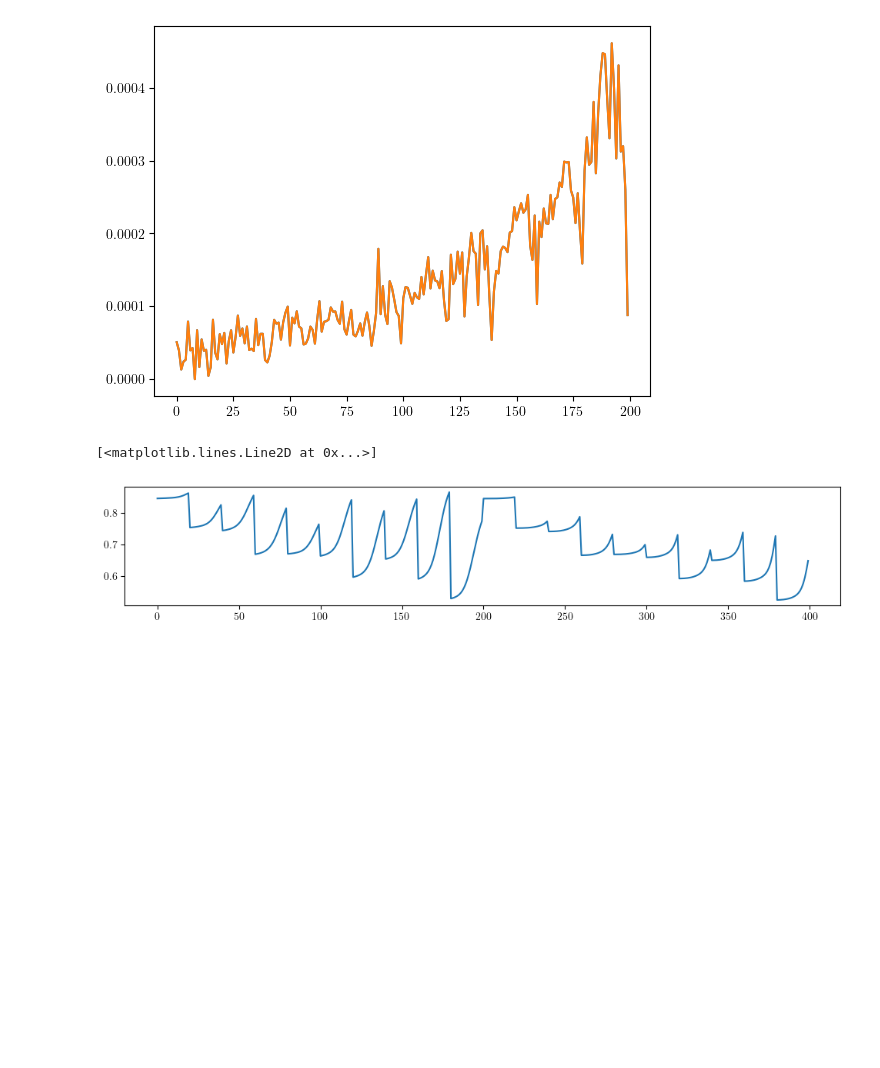
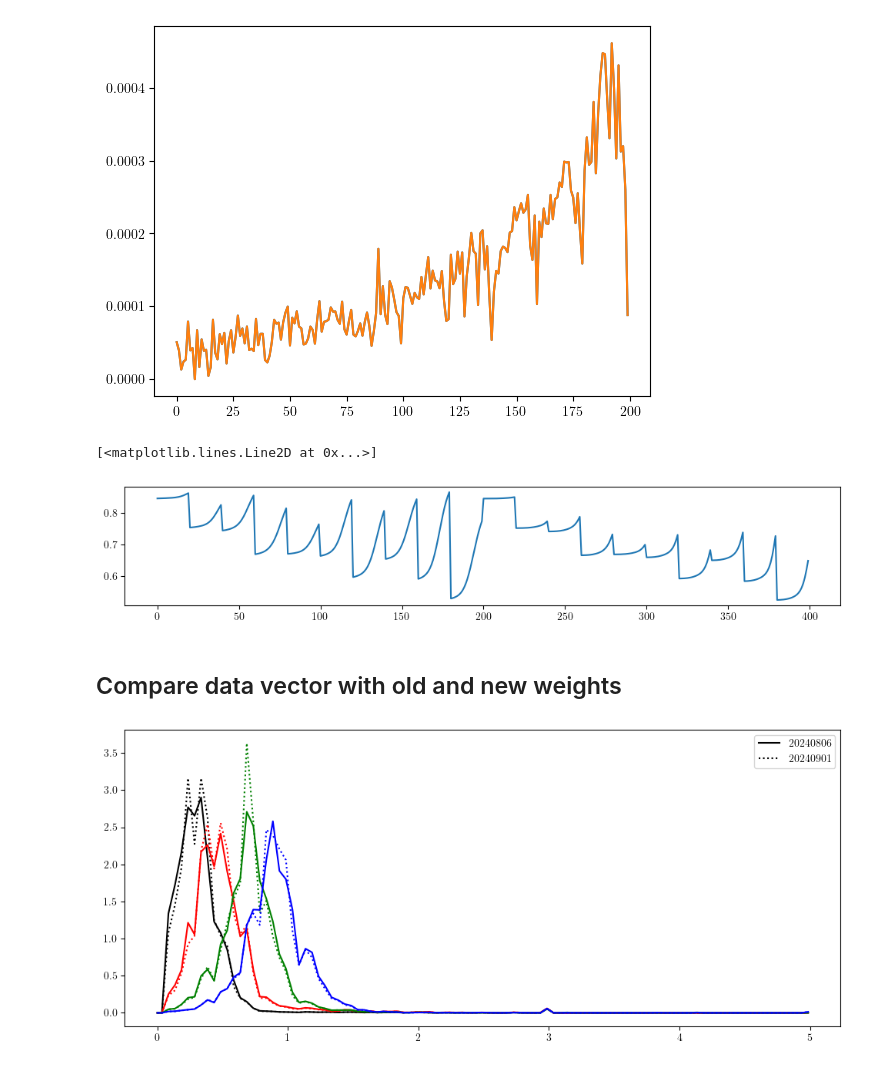
Before and after one commit to delve-survey/CosmicShearCosmosis, a Jupyter notebook: notebooks/PlotBlindedDV.ipynb, the cells around one changed output. Saved outputs shown, nothing was run; the diff lists cells and outputs as text; code cells hidden in the pictures; blank space fills up the shorter version.

```diff
--- a/notebooks/PlotBlindedDV.ipynb
+++ b/notebooks/PlotBlindedDV.ipynb
@@ -397,3 +400,18 @@ plt.plot(np.diag(infile2['covmat'].data)/np.diag(infile1['covmat'].data))
 # %% [output]
 [<matplotlib.lines.Line2D at 0x...>]
 [figure]
+# %% [markdown]
+## Compare data vector with old and new weights
+# %%
+infile_old = pf.open('/project/chihway/chihway/CosmicShearCosmosis/datavectors/data_20240806_C13_BLINDED.fits')
+infile_new = pf.open('/project/chihway/chihway/CosmicShearCosmosis/datavectors/data_20240901_BLINDED.fits')
+# %%
+color=['k','r','g','b']
+plt.figure(figsize=(12,5))
+for i in range(4):
+    plt.plot(infile_old['nz_source'].data['z_mid'], infile_old['nz_source'].data['bin'+str(i+1)], color=color[i], label='20240806')
+    plt.plot(infile_new['nz_source'].data['z_mid'], infile_new['nz_source'].data['bin'+str(i+1)], color=color[i], ls=':', label='20240901')
+    if i==0:
+        plt.legend()
+# %% [output]
+[figure, added]
```
Also changed, not shown: parts of 12 cells of this notebook, 4 other files.
